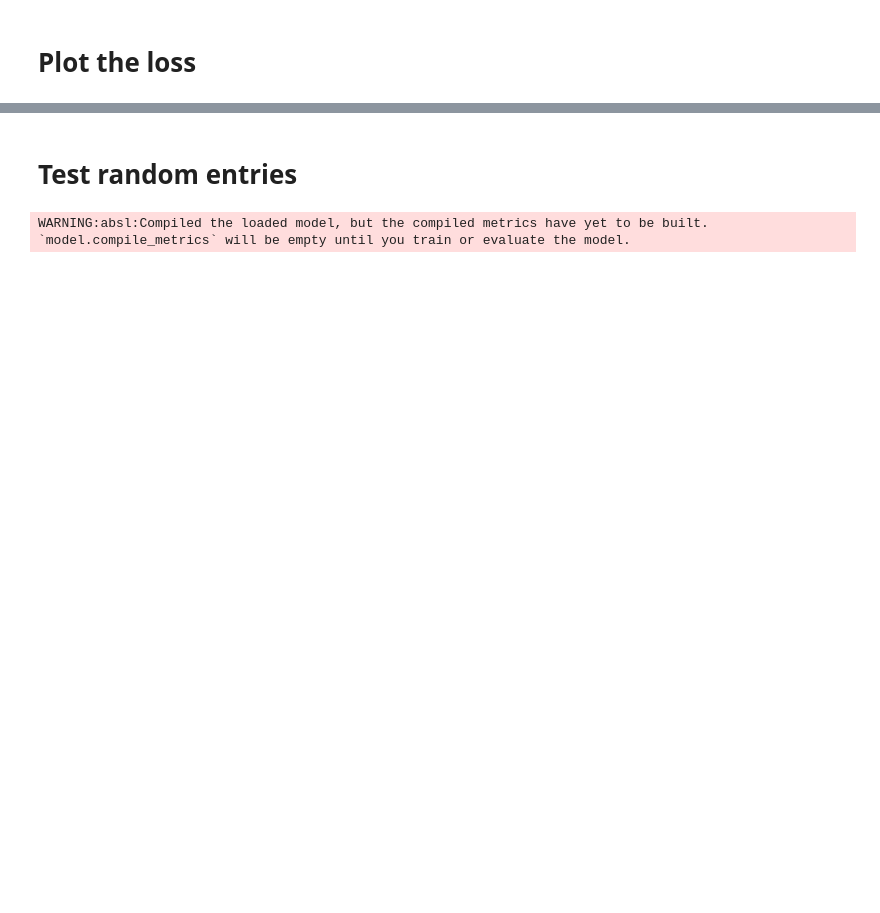
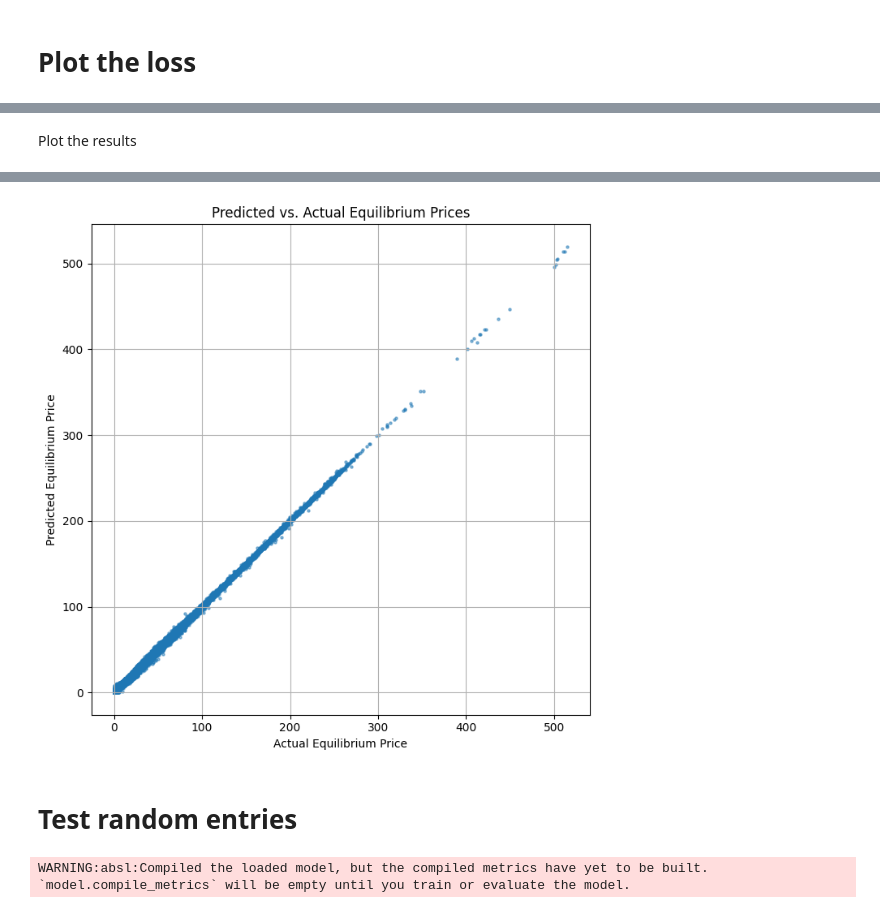
Before and after one commit to AdamK14/CS-4641-Project, a Jupyter notebook: MLP1/mlp1_puts.ipynb, the cells around one changed output, grey strips where cells are left out. Cells and saved outputs as stored; diff of their text form; code cells hidden in the pictures; blank space fills up the shorter version.

```diff
--- a/MLP1/mlp1_puts.ipynb
+++ b/MLP1/mlp1_puts.ipynb
@@ -222,0 +240,21 @@ WARNING:absl:You are saving your model as an HDF5 file via `model.save()` or `ke
+# %% [markdown]
+Plot the results
+# %%
+loaded_model = load_model(model_file)
+
+# Predict on test set
+y_pred = model.predict(X_test_scaled).flatten()
+
+# Align y_test to numpy array with matching shape
+y_test_array = y_test.to_numpy().flatten()
+
+# Plot predicted vs actual
+plt.figure(figsize=(7, 7))
+plt.scatter(y_test_array, y_pred, s=5, alpha=0.5)
+plt.xlabel('Actual Equilibrium Price')
+plt.ylabel('Predicted Equilibrium Price')
+plt.title('Predicted vs. Actual Equilibrium Prices')
+plt.grid(True)
+plt.tight_layout()
+plt.show()
+# %% [output]
@@ -223,3 +263,4 @@ WARNING:absl:You are saving your model as an HDF5 file via `model.save()` or `ke
+[figure, added]
 # %% [markdown]
 # Test random entries
 # %%
```
Also changed, not shown: parts of 8 cells of this notebook, 13 other files.
